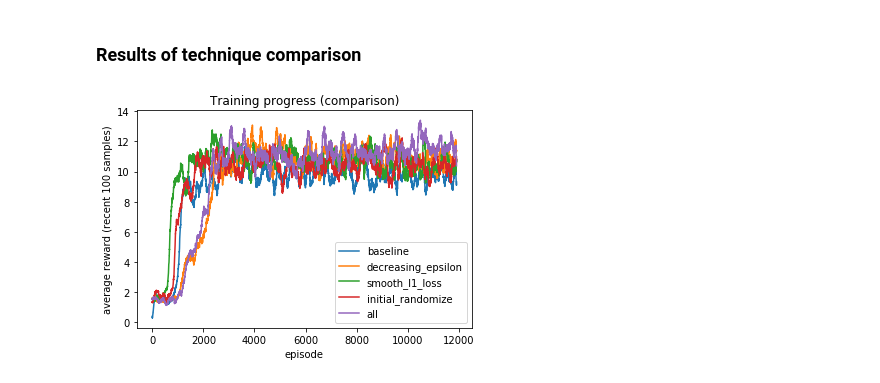
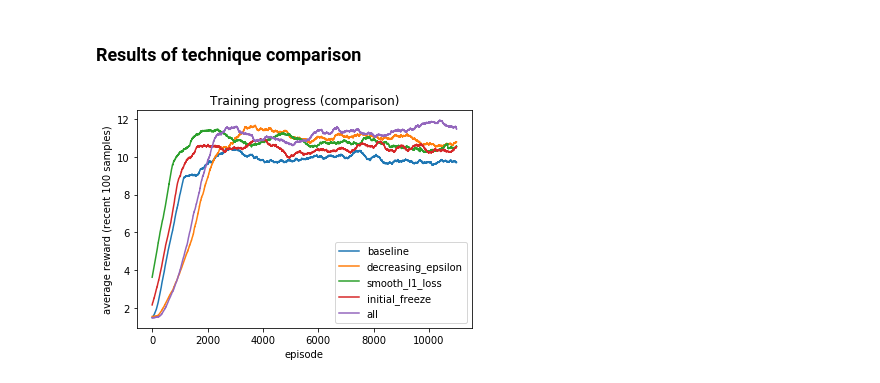
Before and after one commit to ryukez/DQN_tutorial, a Jupyter notebook: dqn_tutorial.ipynb, the cells around one changed output. Drawn from its saved outputs; the diff is of its cells as text; code cells hidden in the pictures.

```diff
--- a/dqn_tutorial.ipynb
+++ b/dqn_tutorial.ipynb
@@ -510,7 +534,7 @@ import matplotlib.pyplot as plt
 
 # extract rewards from log
 def plot_progress(filename, label):
-    N = 100 # average num
+    N = 1000 # average num
     with open(filename, 'r') as f:
         log = f.read()
 
@@ -677,14 +690,14 @@ Above we used simple epsilon-greedy algorithm for policy, but parametering polic
 # %%
 plot_progress('results/log_baseline.txt', 'baseline')
 plot_progress('results/log_epsilon.txt', 'decreasing_epsilon')
 plot_progress('results/log_l1.txt', 'smooth_l1_loss')
-plot_progress('results/log_randomize.txt', 'initial_randomize')
+plot_progress('results/log_freeze.txt', 'initial_freeze')
 plot_progress('results/log_master.txt', 'all')
 
 plt.title('Training progress (comparison)')
 plt.xlabel('episode')
 plt.ylabel('average reward (recent 100 samples)')
 plt.legend()
 plt.show()
 # %% [output]
-[figure, old version]
+[figure, new version]
```
Also changed, not shown: parts of 8 cells of this notebook, 1 other file.
